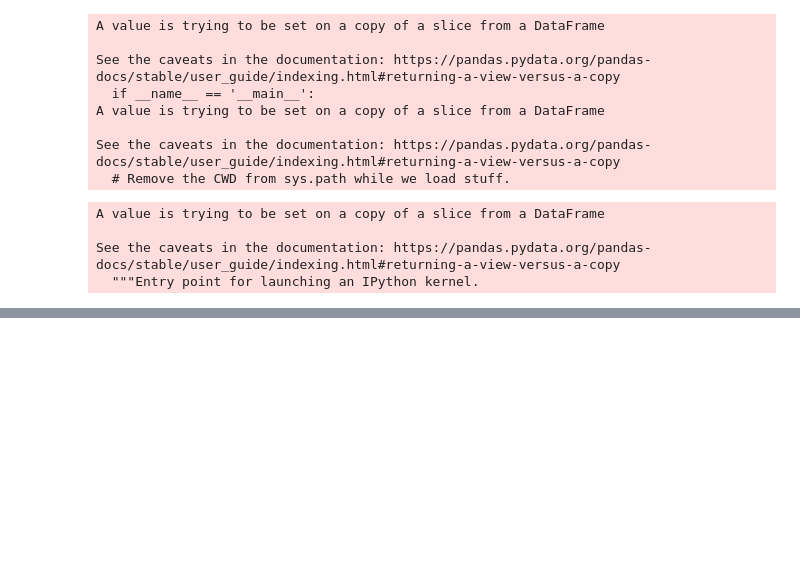
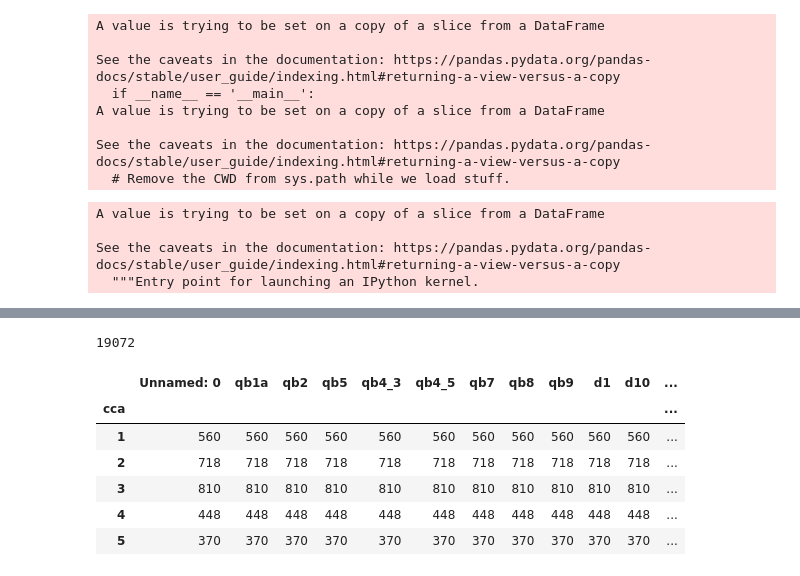
Before and after one commit to claudiagiuspoli/pro-environmental-behaviour, a Jupyter notebook: data viz.ipynb, the cells around one changed output, grey strips where cells are left out. Cells and saved outputs as stored; diff of their text form; code cells hidden in the pictures; blank space fills up the shorter version.

```diff
--- a/data viz.ipynb
+++ b/data viz.ipynb
@@ -1052,0 +1077,14 @@ communities_map.save('CP.html')
+# %%
+len(df1)
+# %% [output]
+19072
+# %%
+df2.groupby('cca').count()
+# %% [output]
+|  | Unnamed: 0 | qb1a | qb2 | qb5 | qb4_3 | qb4_5 | qb7 | qb8 | qb9 | d1 | d10 | ... |
+| cca |  |  |  |  |  |  |  |  |  |  |  | ... |
+| 1 | 560 | 560 | 560 | 560 | 560 | 560 | 560 | 560 | 560 | 560 | 560 | ... |
+| 2 | 718 | 718 | 718 | 718 | 718 | 718 | 718 | 718 | 718 | 718 | 718 | ... |
+| 3 | 810 | 810 | 810 | 810 | 810 | 810 | 810 | 810 | 810 | 810 | 810 | ... |
+| 4 | 448 | 448 | 448 | 448 | 448 | 448 | 448 | 448 | 448 | 448 | 448 | ... |
+| 5 | 370 | 370 | 370 | 370 | 370 | 370 | 370 | 370 | 370 | 370 | 370 | ... |
```
Also changed, not shown: parts of 6 cells of this notebook, 2 other files.
